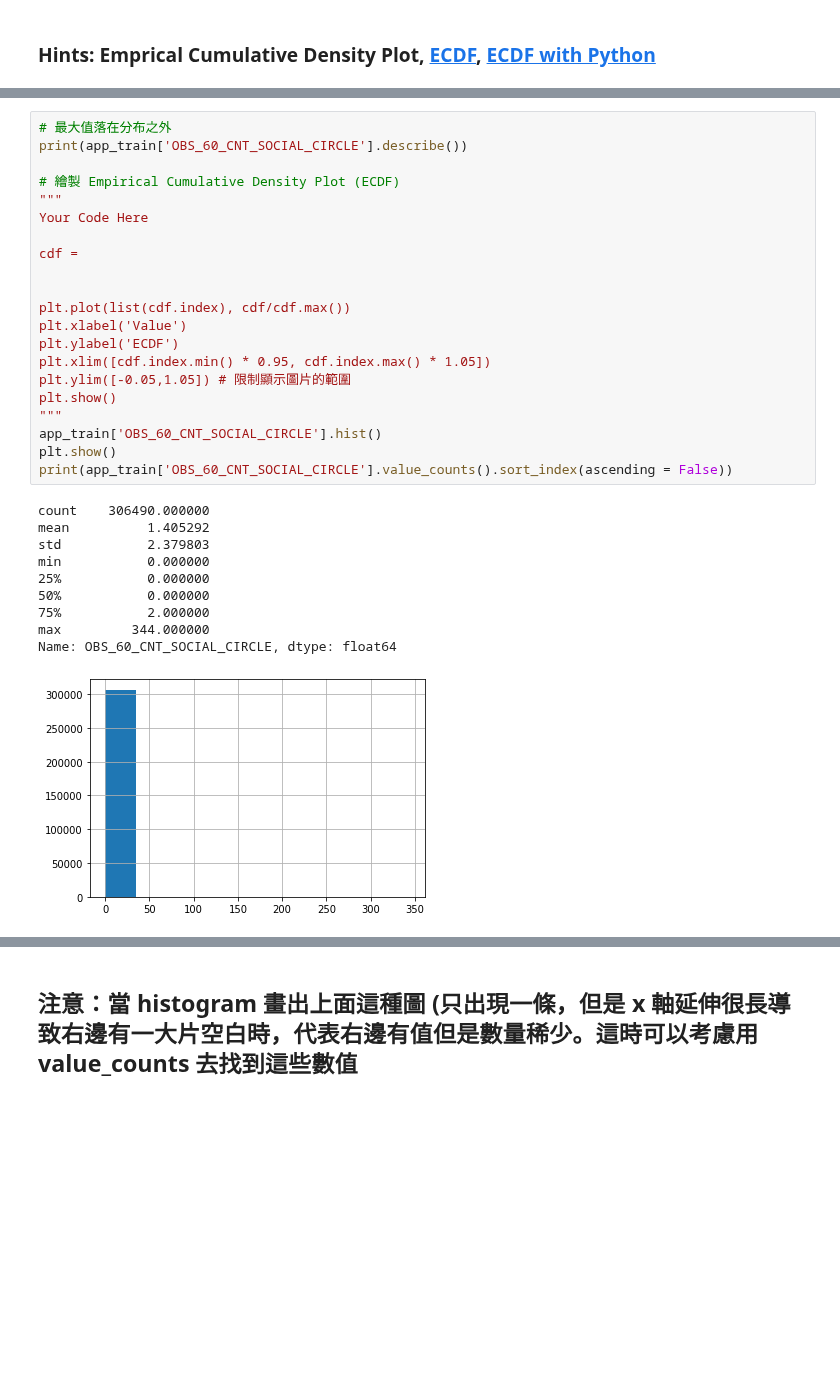
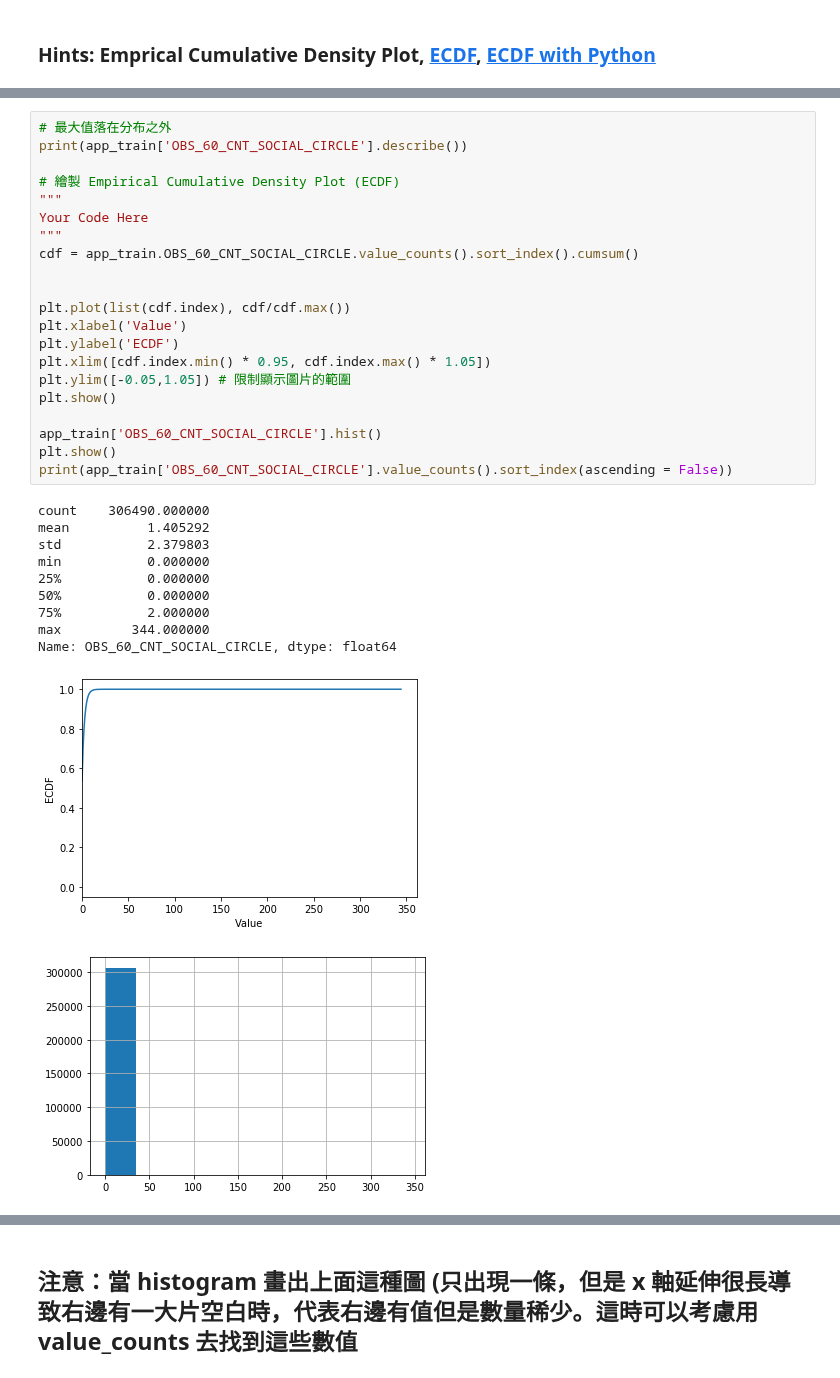
Before and after one commit to gomaxlouedu/100Day-ML-Marathon, a Jupyter notebook: homework/Day_009_HW.ipynb, the cells around one changed output, grey strips where cells are left out. Drawn from its saved outputs; the diff is of its cells as text; blank space fills up the shorter version.

```diff
--- a/homework/Day_009_HW.ipynb
+++ b/homework/Day_009_HW.ipynb
@@ -148,35 +170,36 @@ app_train['REGION_POPULATION_RELATIVE'].value_counts()
 # %%
 # 最大值落在分布之外
 print(app_train['OBS_60_CNT_SOCIAL_CIRCLE'].describe())
 
 # 繪製 Empirical Cumulative Density Plot (ECDF)
 """
 Your Code Here
-
-cdf =
+"""
+cdf = app_train.OBS_60_CNT_SOCIAL_CIRCLE.value_counts().sort_index().cumsum()
 
 
 plt.plot(list(cdf.index), cdf/cdf.max())
 plt.xlabel('Value')
 plt.ylabel('ECDF')
 plt.xlim([cdf.index.min() * 0.95, cdf.index.max() * 1.05])
 plt.ylim([-0.05,1.05]) # 限制顯示圖片的範圍
 plt.show()
-"""
+
 app_train['OBS_60_CNT_SOCIAL_CIRCLE'].hist()
 plt.show()
 print(app_train['OBS_60_CNT_SOCIAL_CIRCLE'].value_counts().sort_index(ascending = False))
 # %% [output]
 count    306490.000000
 mean          1.405292
 std           2.379803
 min           0.000000
 25%           0.000000
 50%           0.000000
 75%           2.000000
 max         344.000000
 Name: OBS_60_CNT_SOCIAL_CIRCLE, dtype: float64
-[figure, old version]
+[figure, new version]
+[figure, added]
 344.0         1
 47.0          1
 30.0          1
```
Also changed, not shown: parts of 5 cells of this notebook, 1 other file.
